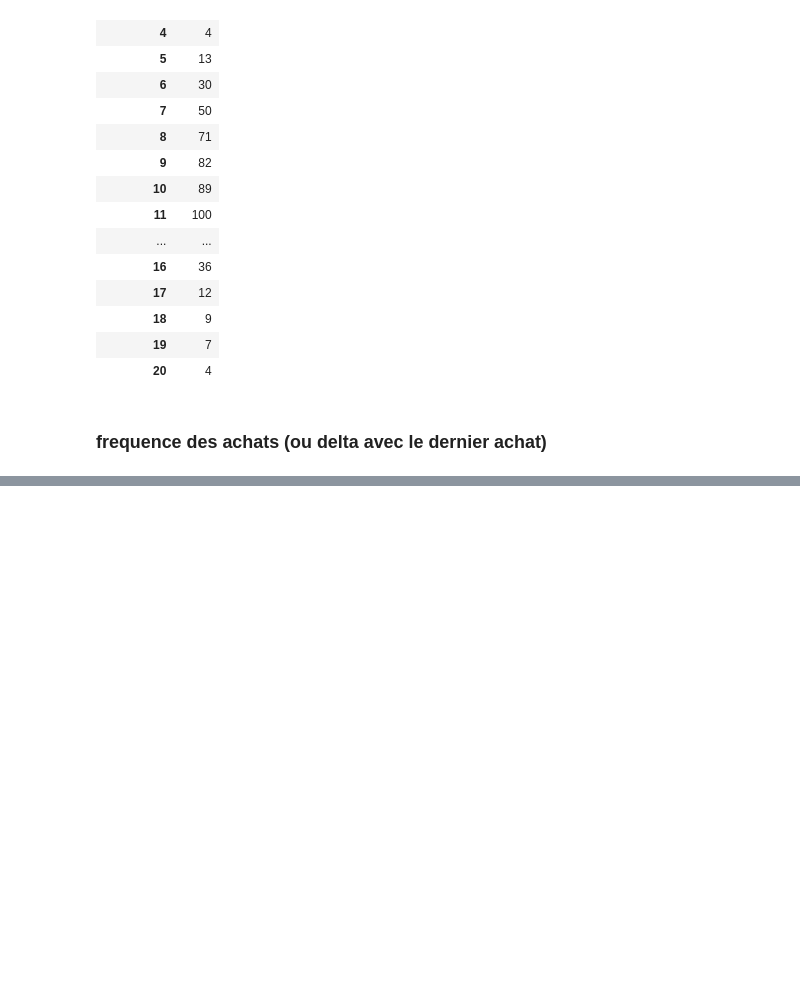
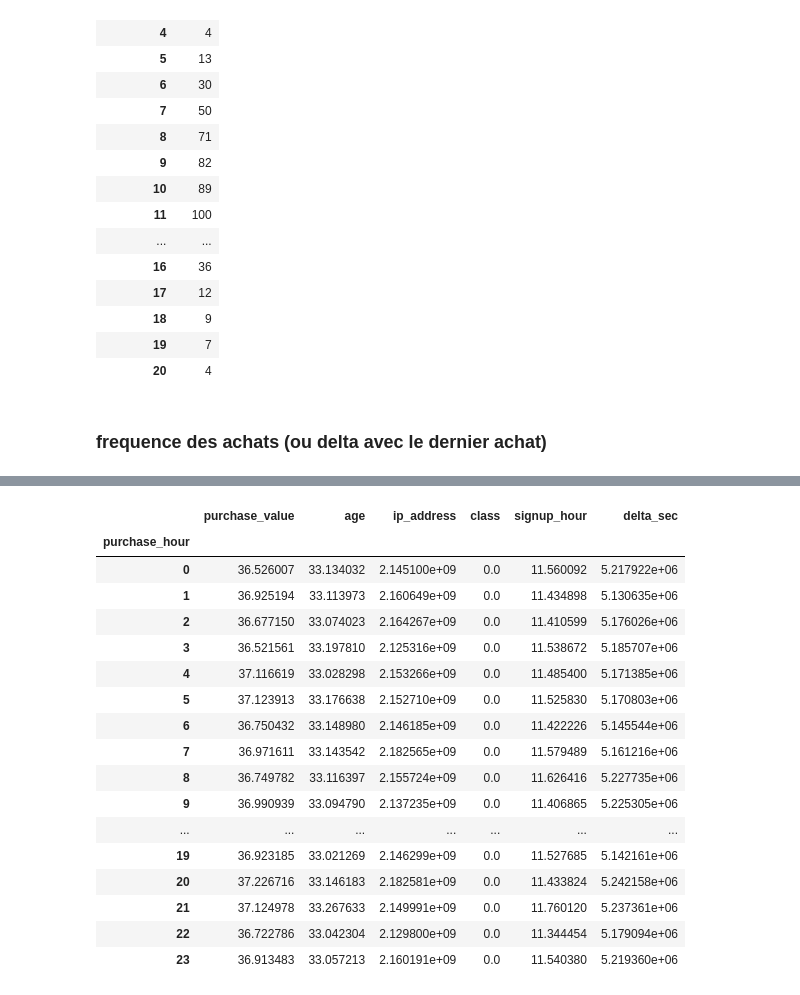
Before and after one commit to slowsry/projet-jedha-s4, a Jupyter notebook: fraud_detect_project.ipynb, the cells around one changed output, grey strips where cells are left out. Saved outputs shown, nothing was run; the diff lists cells and outputs as text; code cells hidden in the pictures; blank space fills up the shorter version.

```diff
--- a/fraud_detect_project.ipynb
+++ b/fraud_detect_project.ipynb
@@ -371,0 +420,21 @@ pass
+# %%
+fd[fd['class']==0].groupby('purchase_hour').mean()
+# %% [output]
+|  | purchase_value | age | ip_address | class | signup_hour | delta_sec |
+| purchase_hour |  |  |  |  |  |  |
+| 0 | 36.526007 | 33.134032 | 2.145100e+09 | 0.0 | 11.560092 | 5.217922e+06 |
+| 1 | 36.925194 | 33.113973 | 2.160649e+09 | 0.0 | 11.434898 | 5.130635e+06 |
+| 2 | 36.677150 | 33.074023 | 2.164267e+09 | 0.0 | 11.410599 | 5.176026e+06 |
+| 3 | 36.521561 | 33.197810 | 2.125316e+09 | 0.0 | 11.538672 | 5.185707e+06 |
+| 4 | 37.116619 | 33.028298 | 2.153266e+09 | 0.0 | 11.485400 | 5.171385e+06 |
+| 5 | 37.123913 | 33.176638 | 2.152710e+09 | 0.0 | 11.525830 | 5.170803e+06 |
+| 6 | 36.750432 | 33.148980 | 2.146185e+09 | 0.0 | 11.422226 | 5.145544e+06 |
+| 7 | 36.971611 | 33.143542 | 2.182565e+09 | 0.0 | 11.579489 | 5.161216e+06 |
+| 8 | 36.749782 | 33.116397 | 2.155724e+09 | 0.0 | 11.626416 | 5.227735e+06 |
+| 9 | 36.990939 | 33.094790 | 2.137235e+09 | 0.0 | 11.406865 | 5.225305e+06 |
+| ... | ... | ... | ... | ... | ... | ... |
+| 19 | 36.923185 | 33.021269 | 2.146299e+09 | 0.0 | 11.527685 | 5.142161e+06 |
+| 20 | 37.226716 | 33.146183 | 2.182581e+09 | 0.0 | 11.433824 | 5.242158e+06 |
+| 21 | 37.124978 | 33.267633 | 2.149991e+09 | 0.0 | 11.760120 | 5.237361e+06 |
+| 22 | 36.722786 | 33.042304 | 2.129800e+09 | 0.0 | 11.344454 | 5.179094e+06 |
+| 23 | 36.913483 | 33.057213 | 2.160191e+09 | 0.0 | 11.540380 | 5.219360e+06 |
```
Also changed, not shown: parts of 11 cells of this notebook.
